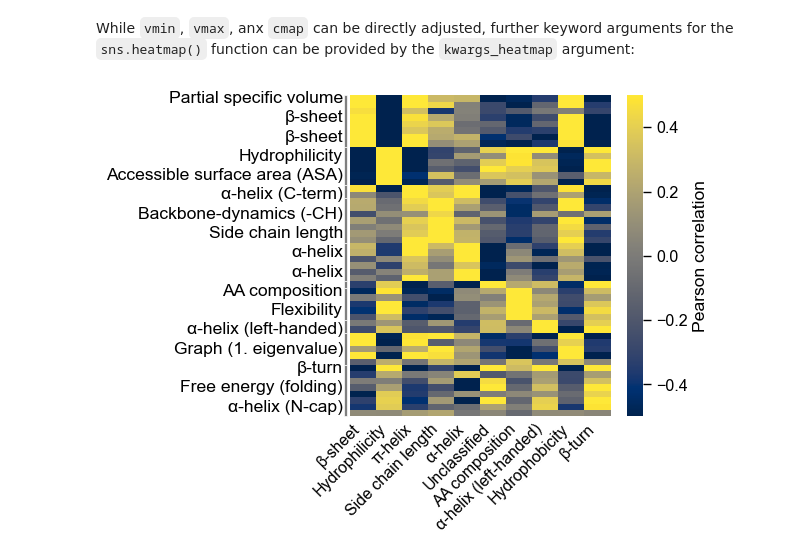
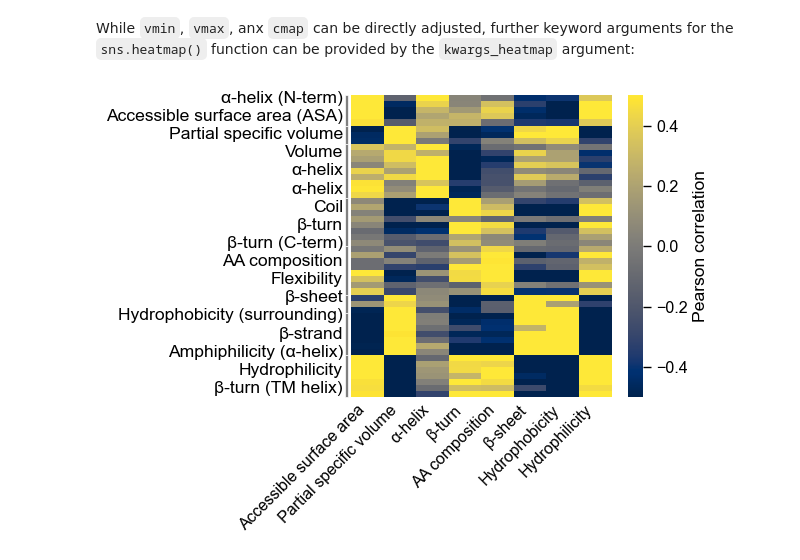
Before and after one commit to breimanntools/aaanalysis, a Jupyter notebook: examples/aac_plot_correlation.ipynb, the cells around one changed output. Drawn from its saved outputs; the diff is of its cells as text; code cells hidden in the pictures.

```diff
--- a/examples/aac_plot_correlation.ipynb
+++ b/examples/aac_plot_correlation.ipynb
@@ -12,7 +12,7 @@ names = [dict_scale_name[s] for s in list(df_scales)]
 X = df_scales.T
 # Fit AAclust model and retrieve labels, cluster names, and df_corr
 aac = aa.AAclust()
-labels = aac.fit(X, n_clusters=10).labels_
+labels = aac.fit(X, n_clusters=8).labels_
 df_corr, labels_sorted = aac.comp_correlation(X=X, labels=labels)
 # %% [markdown]
 The pair-wise Pearson correlation can now be visualized using the ``AAclustPlot().correlation()`` method. Provide the labels sorted as in ``df_corr``.
@@ -80,10 +81,11 @@ plt.show()
 # %% [markdown]
 While ``vmin``, ``vmax``, anx ``cmap`` can be directly adjusted, further keyword arguments for the ``sns.heatmap()`` function can be provided by the ``kwargs_heatmap`` argument:
 # %%
+df_corr, labels_sorted = aac.comp_correlation(X=X, labels=labels, X_ref=X_ref, labels_ref=labels_ref, names=names, names_ref=names_ref)
 # Plot correlation
-aac_plot.correlation(df_corr=df_corr, labels=labels_sorted, xtick_label_rotation=45,
+aac_plot.correlation(df_corr=df_corr, labels=labels_sorted, labels_ref=labels_ref, xtick_label_rotation=45,
                      vmin=-0.5, vmax=0.5, cmap="cividis", kwargs_heatmap=dict(linecolor="black"))
 plt.tight_layout()
 plt.show()
 # %% [output]
-[figure, old version]
+[figure, new version]
```
Also changed, not shown: parts of 8 cells of this notebook, 30 other files.
